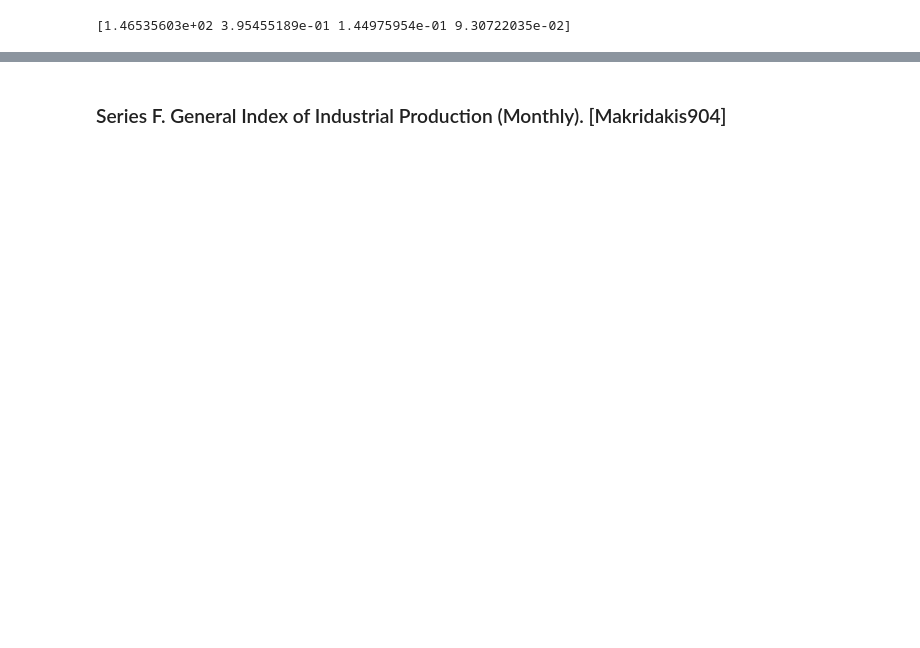
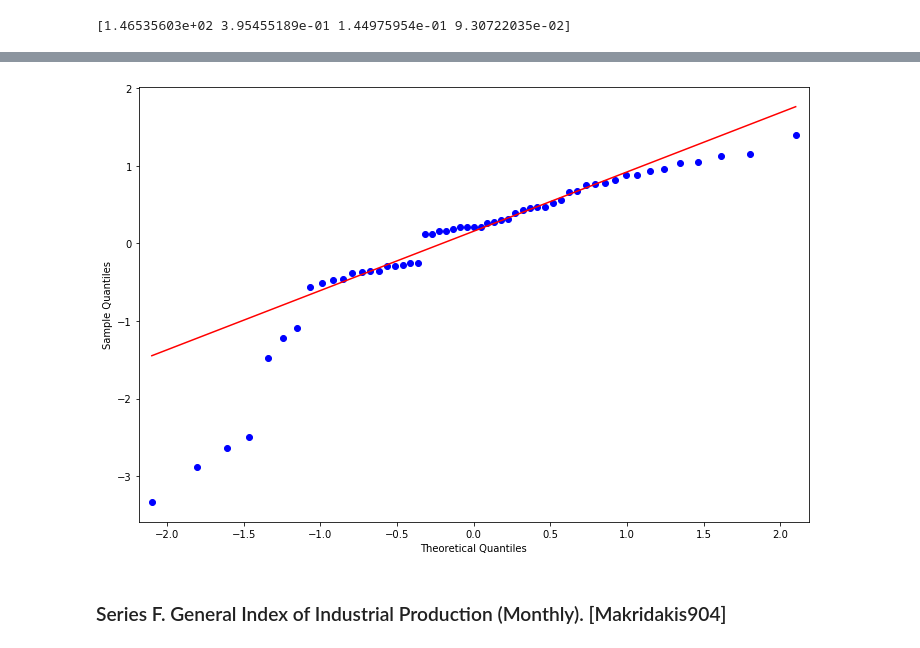
Before and after one commit to pazDaniela/MAT267, a Jupyter notebook: Certamen_2/C2.ipynb, the cells around one changed output, grey strips where cells are left out. Saved outputs shown, nothing was run; the diff lists cells and outputs as text; code cells hidden in the pictures; blank space fills up the shorter version.

```diff
--- a/Certamen_2/C2.ipynb
+++ b/Certamen_2/C2.ipynb
@@ -178,3 +213,9 @@ print(arma_E_mod30.params)
+# %%
+fig = plt.figure(figsize=(12,8))
+ax = fig.add_subplot(111)
+fig = qqplot(resid_E, line='q', ax=ax, fit=True)
+# %% [output]
+[figure, added]
 # %% [markdown]
 ### Series F. General Index of Industrial Production (Monthly). [Makridakis904]
 # %%
```
Also changed, not shown: parts of 13 cells of this notebook.
